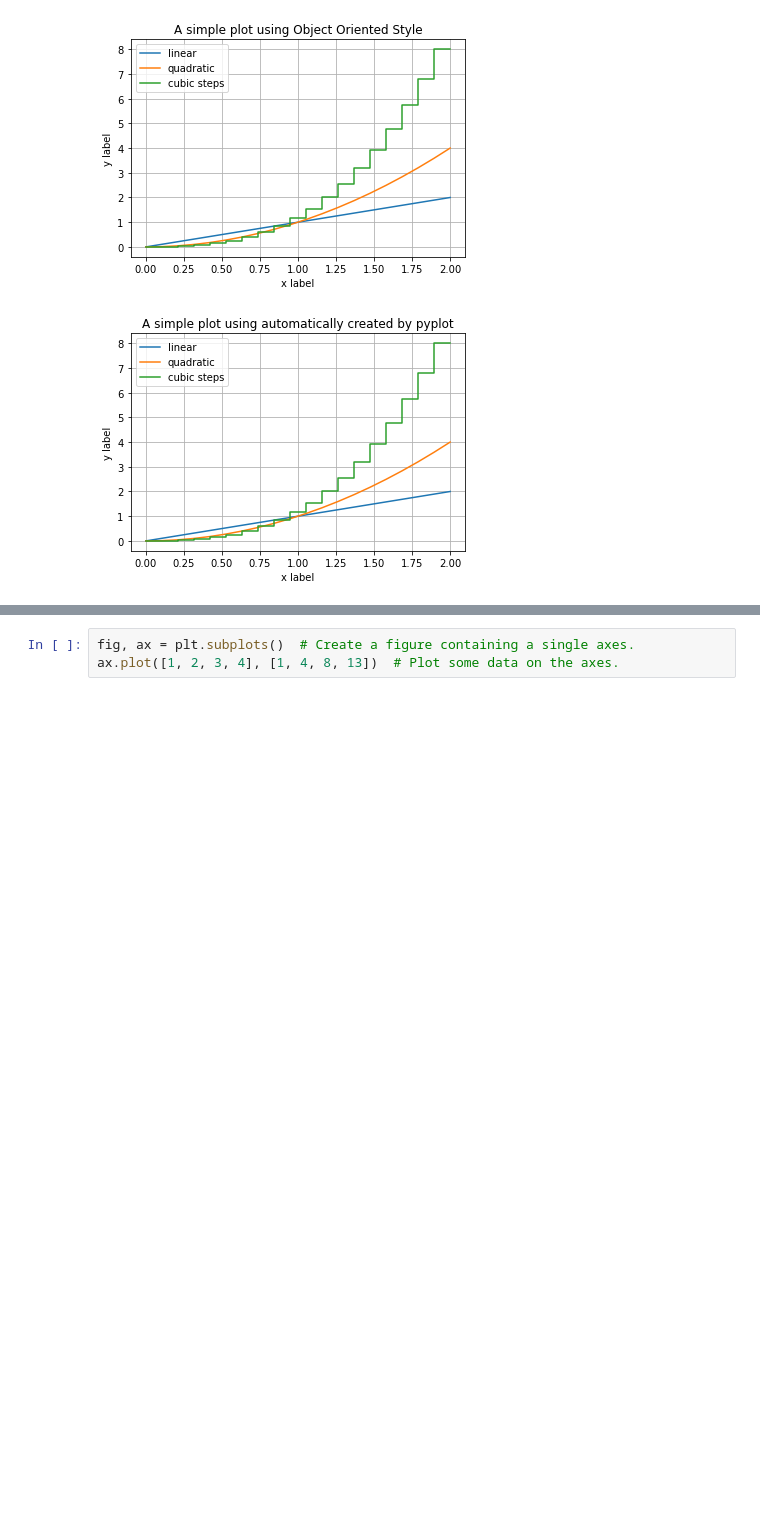
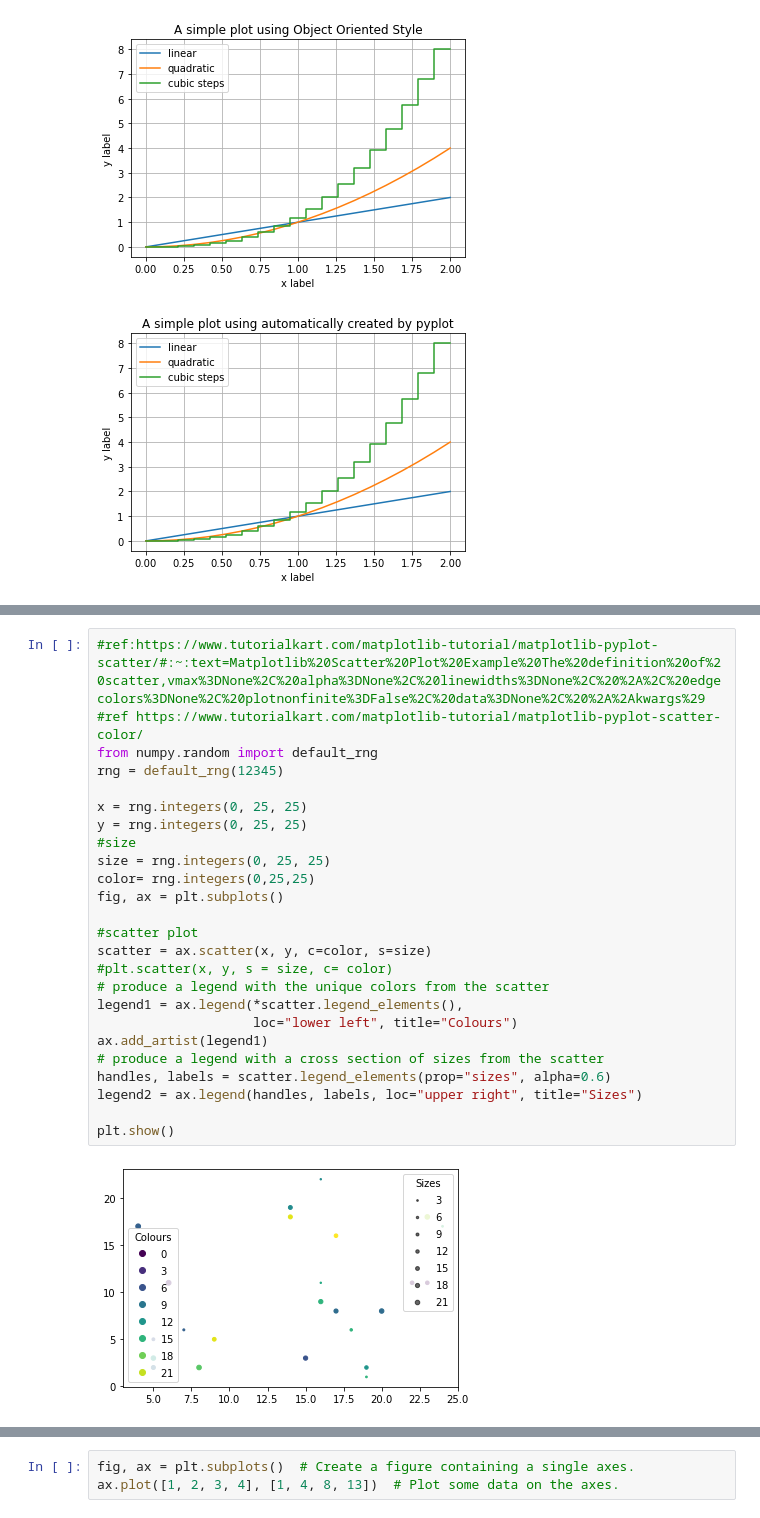
Before and after one commit to katel85/FundamentalsDA, a Jupyter notebook: pyplot.ipynb, the cells around one changed output, grey strips where cells are left out. Drawn from its saved outputs; the diff is of its cells as text; blank space fills up the shorter version.

```diff
--- a/pyplot.ipynb
+++ b/pyplot.ipynb
@@ -128,0 +188,27 @@ Playing with matploylib.pyplot and looking at the functions [2]
+# %%
+#ref:https://www.tutorialkart.com/matplotlib-tutorial/matplotlib-pyplot-scatter/#:~:text=Matplotlib%20Scatter%20Plot%20Example%20The%20definition%20of%20scatter,vmax%3DNone%2C%20alpha%3DNone%2C%20linewidths%3DNone%2C%20%2A%2C%20edgecolors%3DNone%2C%20plotnonfinite%3DFalse%2C%20data%3DNone%2C%20%2A%2Akwargs%29
+#ref https://www.tutorialkart.com/matplotlib-tutorial/matplotlib-pyplot-scatter-color/
+from numpy.random import default_rng
+rng = default_rng(12345)
+
+x = rng.integers(0, 25, 25)
+y = rng.integers(0, 25, 25)
+#size
+size = rng.integers(0, 25, 25)
+color= rng.integers(0,25,25)
+fig, ax = plt.subplots()
+
+#scatter plot
+scatter = ax.scatter(x, y, c=color, s=size)
+#plt.scatter(x, y, s = size, c= color)
+# produce a legend with the unique colors from the scatter
+legend1 = ax.legend(*scatter.legend_elements(),
+                    loc="lower left", title="Colours")
+ax.add_artist(legend1)
+# produce a legend with a cross section of sizes from the scatter
+handles, labels = scatter.legend_elements(prop="sizes", alpha=0.6)
+legend2 = ax.legend(handles, labels, loc="upper right", title="Sizes")
+
+plt.show()
+# %% [output]
+[figure, added]
```
Also changed, not shown: parts of 16 cells of this notebook, 1 other file.
